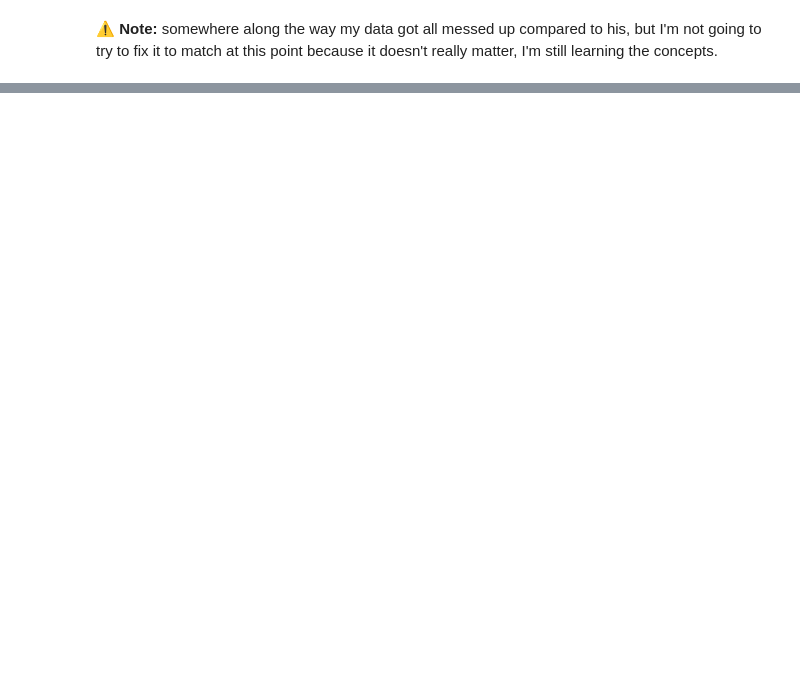
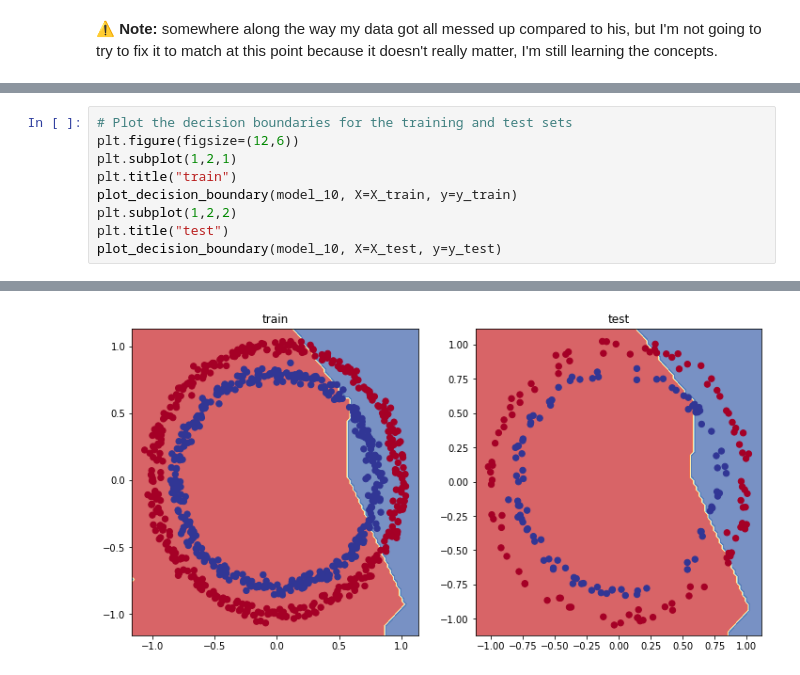
Before and after one commit to ryandraper/neural-network-learning, a Jupyter notebook: 02_neural_network_classification_with_tensorflow_video.ipynb, the cells around one changed output, grey strips where cells are left out. Drawn from its saved outputs; the diff is of its cells as text; blank space fills up the shorter version.

```diff
--- a/02_neural_network_classification_with_tensorflow_video.ipynb
+++ b/02_neural_network_classification_with_tensorflow_video.ipynb
@@ -908,0 +904,10 @@ Epoch 25/25
+# %%
+# Plot the decision boundaries for the training and test sets
+plt.figure(figsize=(12,6))
+plt.subplot(1,2,1)
+plt.title("train")
+plot_decision_boundary(model_10, X=X_train, y=y_train)
+plt.subplot(1,2,2)
+plt.title("test")
+plot_decision_boundary(model_10, X=X_test, y=y_test)
+# %% [output]
@@ -908,0 +918 @@ Epoch 25/25
+[figure, added]
```
Also changed, not shown: parts of 45 cells of this notebook.
